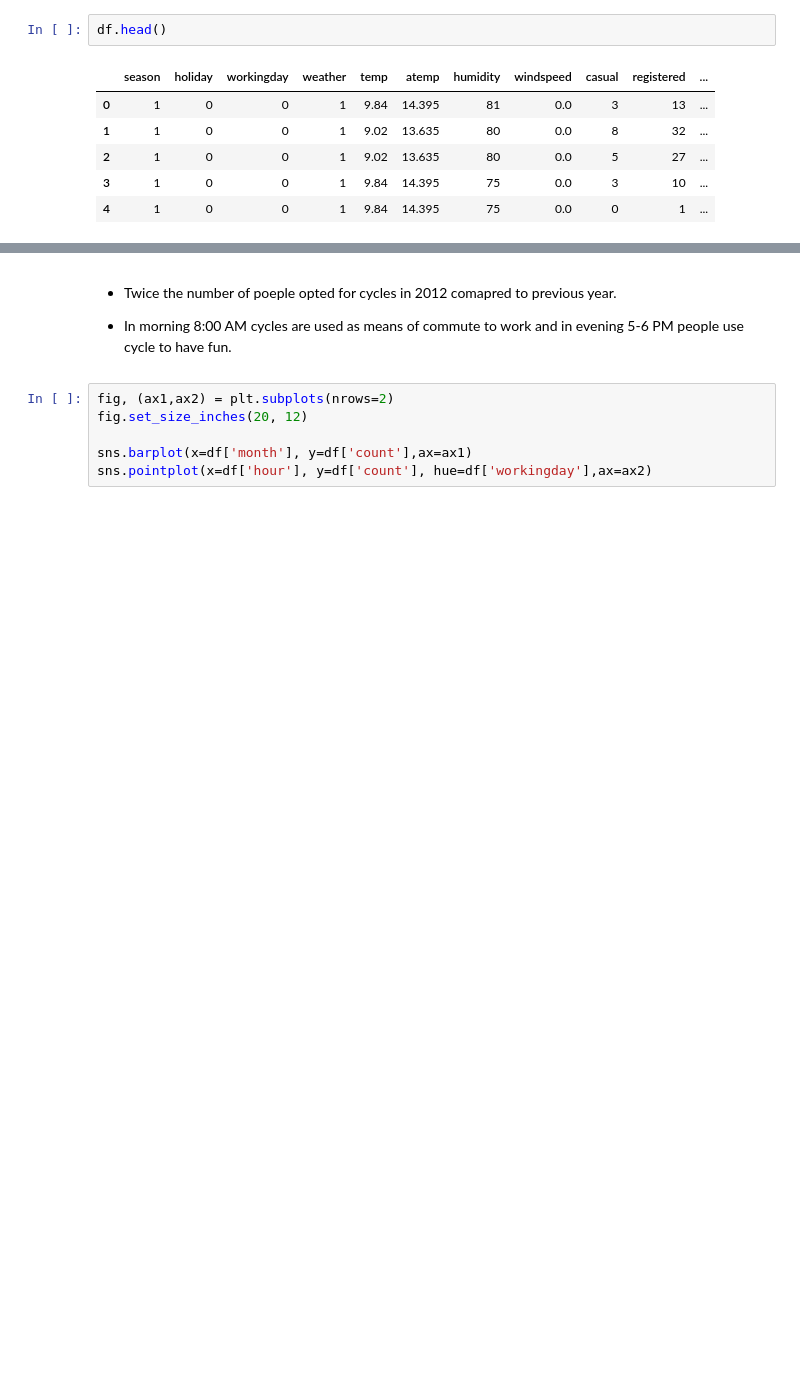
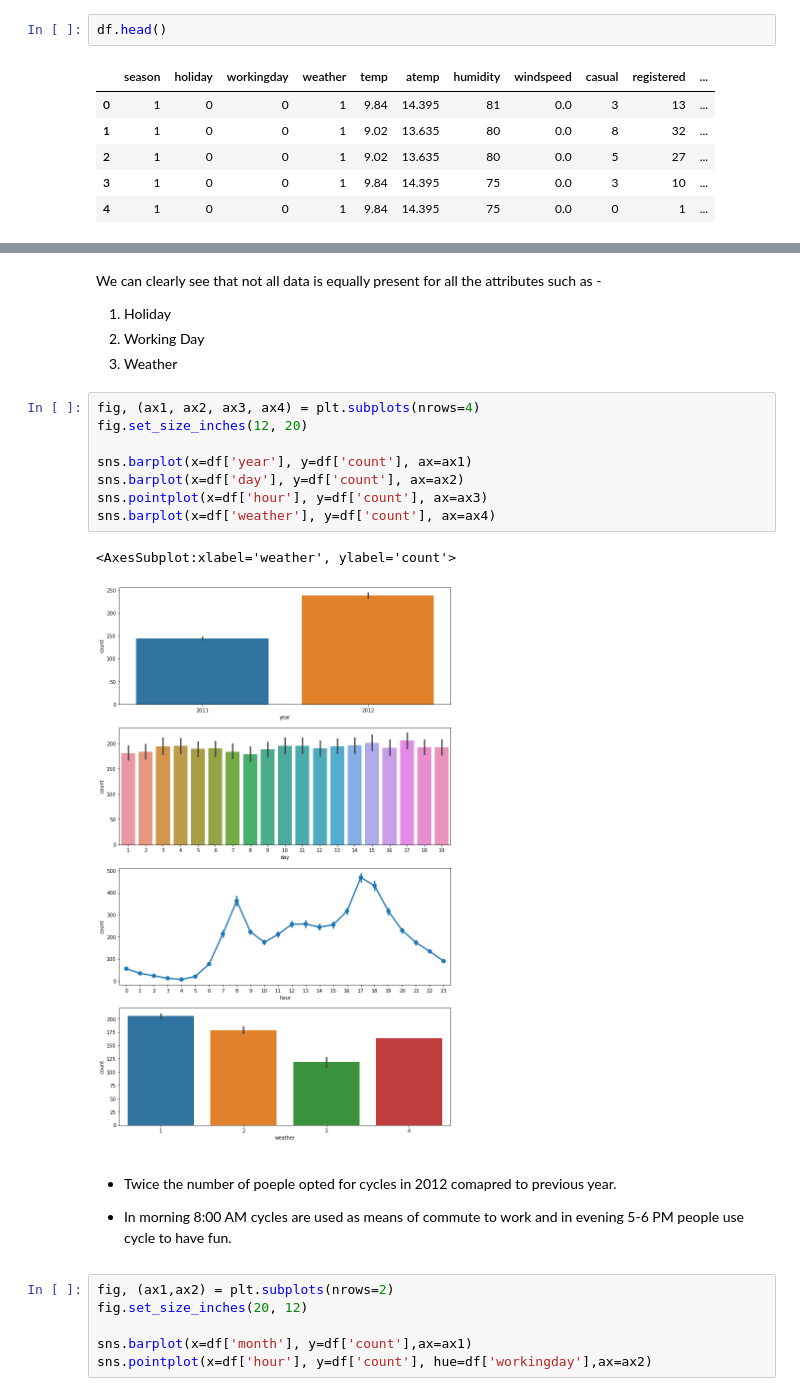
Before and after one commit to Mr-Dheer/BikeSharing, a Jupyter notebook: code.ipynb, the cells around one changed output, grey strips where cells are left out. Drawn from its saved outputs; the diff is of its cells as text; blank space fills up the shorter version.

```diff
--- a/code.ipynb
+++ b/code.ipynb
@@ -82,3 +83,19 @@ df.head()
+# %% [markdown]
+We can clearly see that not all data is equally present for all the attributes such as -
+1. Holiday
+2. Working Day
+3. Weather
+# %%
+fig, (ax1, ax2, ax3, ax4) = plt.subplots(nrows=4)
+fig.set_size_inches(12, 20)
+
+sns.barplot(x=df['year'], y=df['count'], ax=ax1)
+sns.barplot(x=df['day'], y=df['count'], ax=ax2)
+sns.pointplot(x=df['hour'], y=df['count'], ax=ax3)
+sns.barplot(x=df['weather'], y=df['count'], ax=ax4)
+# %% [output]
+<AxesSubplot:xlabel='weather', ylabel='count'>
+[figure, added]
 # %% [markdown]
 - Twice the number of poeple opted for cycles in 2012 comapred to previous year.
 
```
Also changed, not shown: parts of 20 cells of this notebook.
